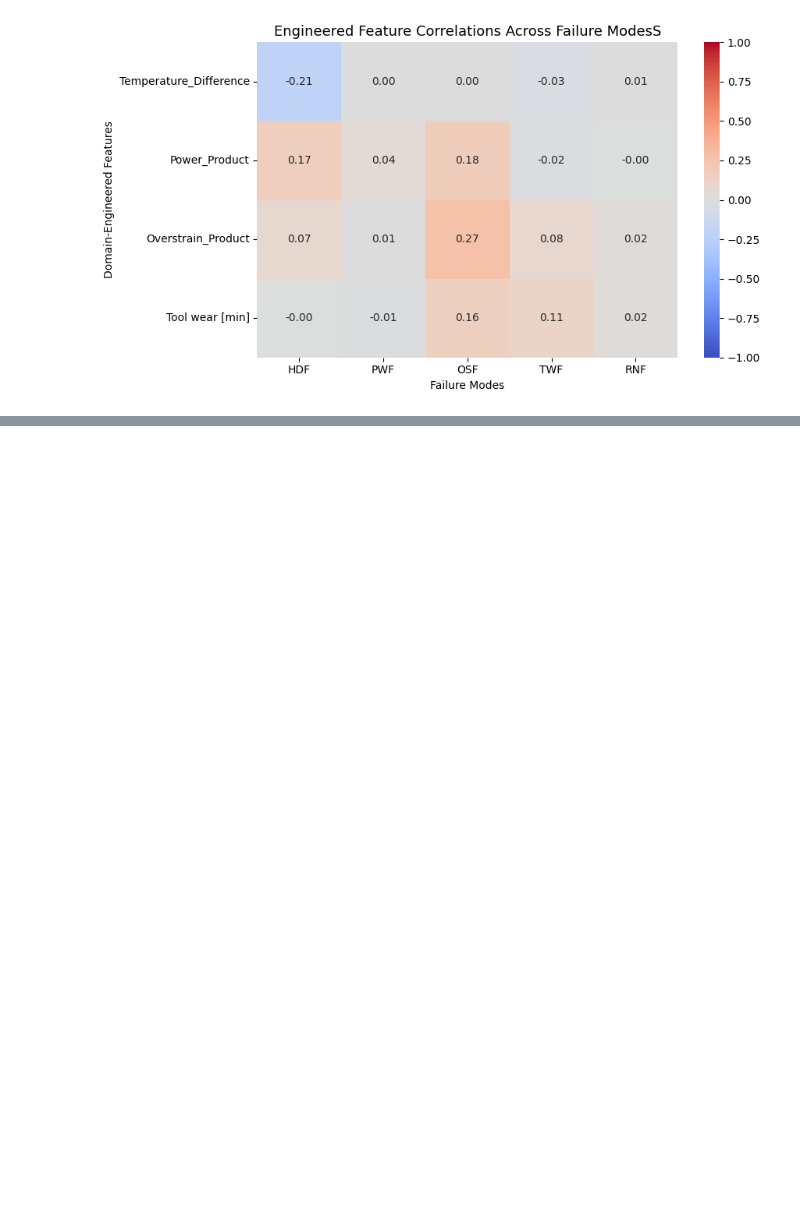
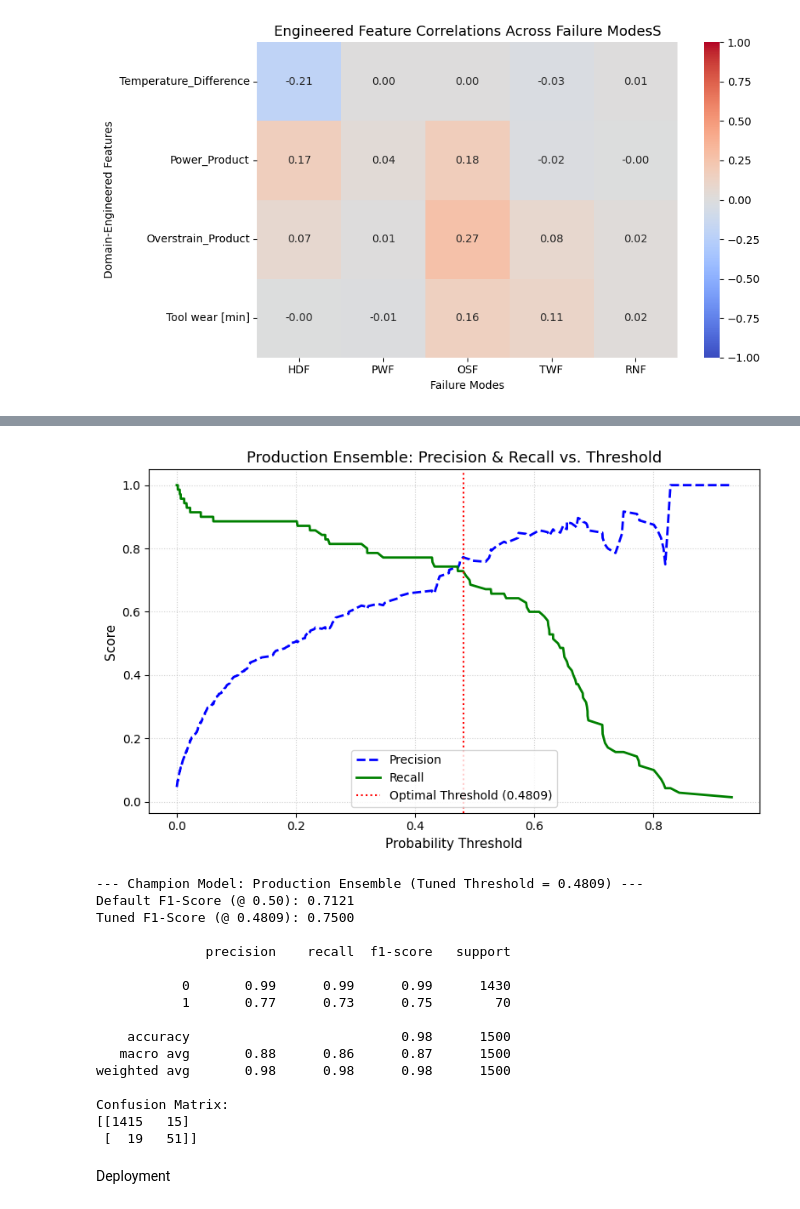
Before and after one commit to Sammanita06/Sensor-Failure-Detection-Model, a Jupyter notebook: SensorData.ipynb, the cells around one changed output, grey strips where cells are left out. Saved outputs shown, nothing was run; the diff lists cells and outputs as text; code cells hidden in the pictures; blank space fills up the shorter version.

```diff
--- a/SensorData.ipynb
+++ b/SensorData.ipynb
@@ -383,0 +588,55 @@ Confusion Matrix:
+# %%
+import matplotlib.pyplot as plt
+import numpy as np
+from sklearn.metrics import classification_report, confusion_matrix, f1_score, precision_recall_curve
+
+# Calculate probabilities using the fitted final production ensemble
+ensemble_probs = final_production_pipeline.predict_proba(x_test)[:, 1]
+
+precisions, recalls, thresholds = precision_recall_curve(y_test, ensemble_probs)
+
+f1_scores = 2 * (precisions[:-1] * recalls[:-1]) / (precisions[:-1] + recalls[:-1] + 1e-10)
+best_idx = np.argmax(f1_scores)
+best_threshold = float(thresholds[best_idx]) if best_idx < len(thresholds) else float(thresholds[-1])
+
+plt.figure(figsize=(8, 5))
+plt.plot(thresholds, precisions[:-1], 'b--', label='Precision', linewidth=2)
+plt.plot(thresholds, recalls[:-1], 'g-', label='Recall', linewidth=2)
+plt.axvline(x=best_threshold, color='r', linestyle=':', label=f'Optimal Threshold ({best_threshold:.4f})')
+
+plt.xlabel('Probability Threshold', fontsize=11)
+plt.ylabel('Score', fontsize=11)
+plt.title('Production Ensemble: Precision & Recall vs. Threshold', fontsize=13)
+plt.legend(loc='best')
+plt.grid(True, linestyle=':', alpha=0.6)
+plt.tight_layout()
+plt.show()
+
+tuned_ensemble_preds = (ensemble_probs >= best_threshold).astype(int)
+
+print(f"\n--- Champion Model: Production Ensemble (Tuned Threshold = {best_threshold:.4f}) ---")
+print(f"Default F1-Score (@ 0.50): {baseline_f1:.4f}")
+print(f"Tuned F1-Score (@ {best_threshold:.4f}): {f1_scores[best_idx]:.4f}\n")
+print(classification_report(y_test, tuned_ensemble_preds, zero_division=0))
+print("Confusion Matrix:")
+print(confusion_matrix(y_test, tuned_ensemble_preds))
+# %% [output]
+[figure, added]
+--- Champion Model: Production Ensemble (Tuned Threshold = 0.4809) ---
+Default F1-Score (@ 0.50): 0.7121
+Tuned F1-Score (@ 0.4809): 0.7500
+
+              precision    recall  f1-score   support
+
+           0       0.99      0.99      0.99      1430
+           1       0.77      0.73      0.75        70
+
+    accuracy                           0.98      1500
+   macro avg       0.88      0.86      0.87      1500
+weighted avg       0.98      0.98      0.98      1500
+
+Confusion Matrix:
+[[1415   15]
+ [  19   51]]
+# %% [markdown]
+Deployment
```
Also changed, not shown: parts of 14 cells of this notebook, 4 other files.
